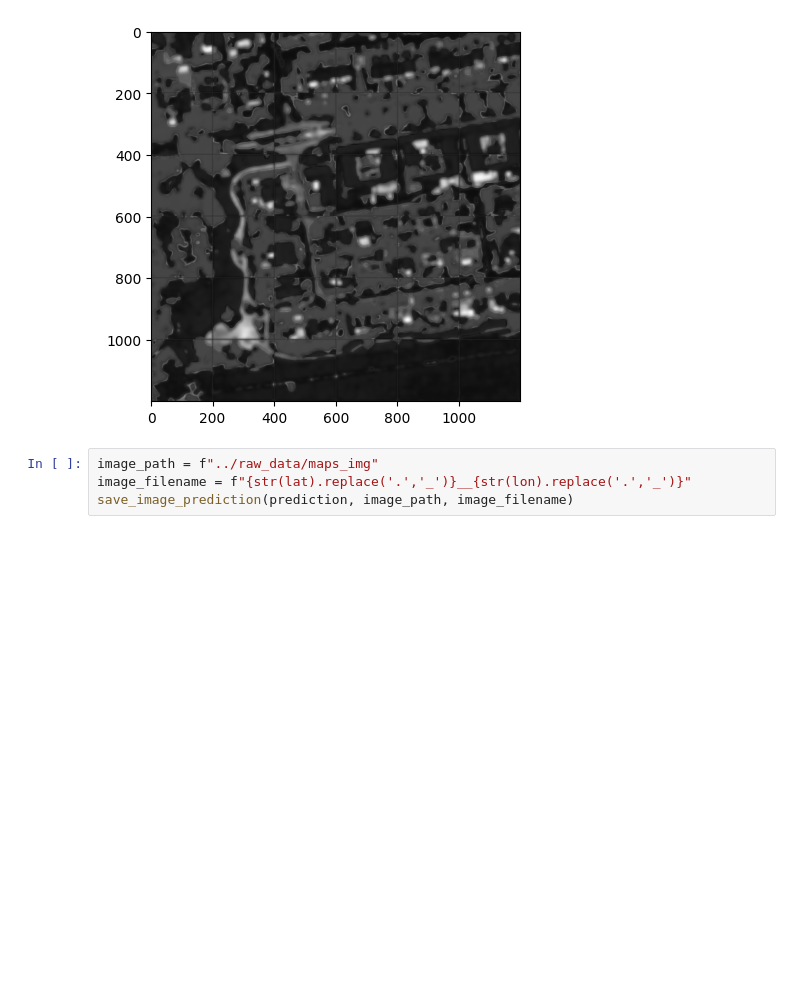
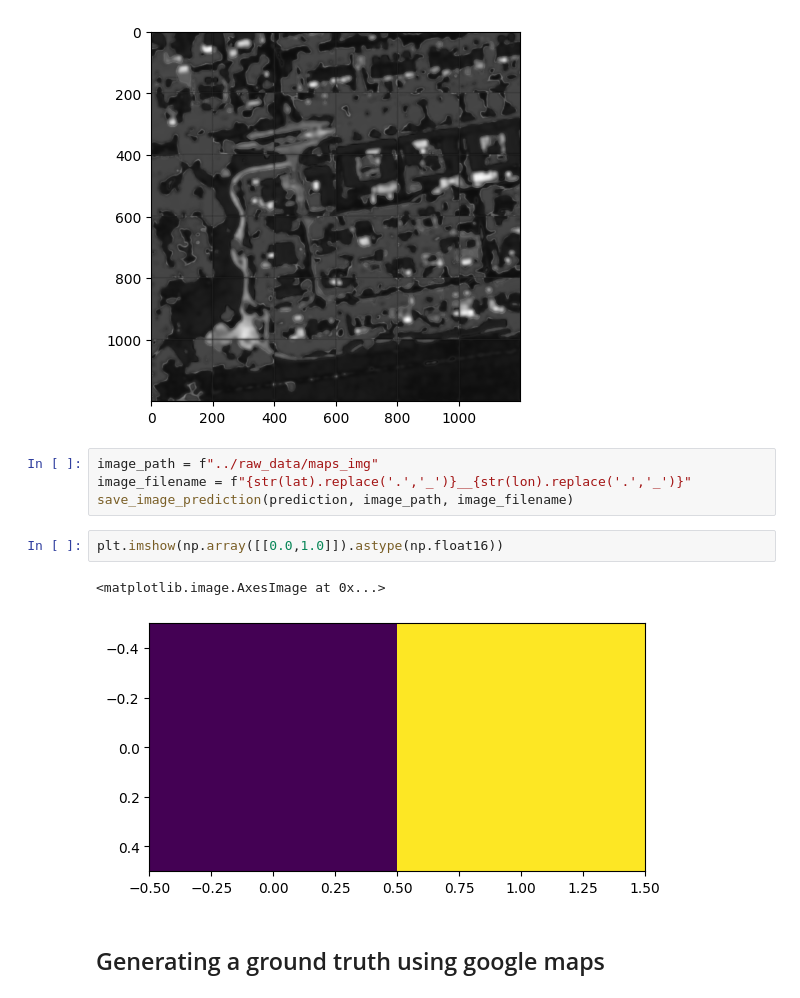
Before and after one commit to bergerbastian/inria1358, a Jupyter notebook: notebooks/paul_image_predict.ipynb, the cells around one changed output. Drawn from its saved outputs; the diff is of its cells as text; blank space fills up the shorter version.

```diff
--- a/notebooks/paul_image_predict.ipynb
+++ b/notebooks/paul_image_predict.ipynb
@@ -82,3 +96,10 @@ plt.imshow(prediction, cmap="gray")
 image_path = f"../raw_data/maps_img"
 image_filename = f"{str(lat).replace('.','_')}__{str(lon).replace('.','_')}"
 save_image_prediction(prediction, image_path, image_filename)
+# %%
+plt.imshow(np.array([[0.0,1.0]]).astype(np.float16))
+# %% [output]
+<matplotlib.image.AxesImage at 0x...>
+[figure, added]
+# %% [markdown]
+## Generating a ground truth using google maps
```
Also changed, not shown: parts of 5 cells of this notebook, 14 other files.
